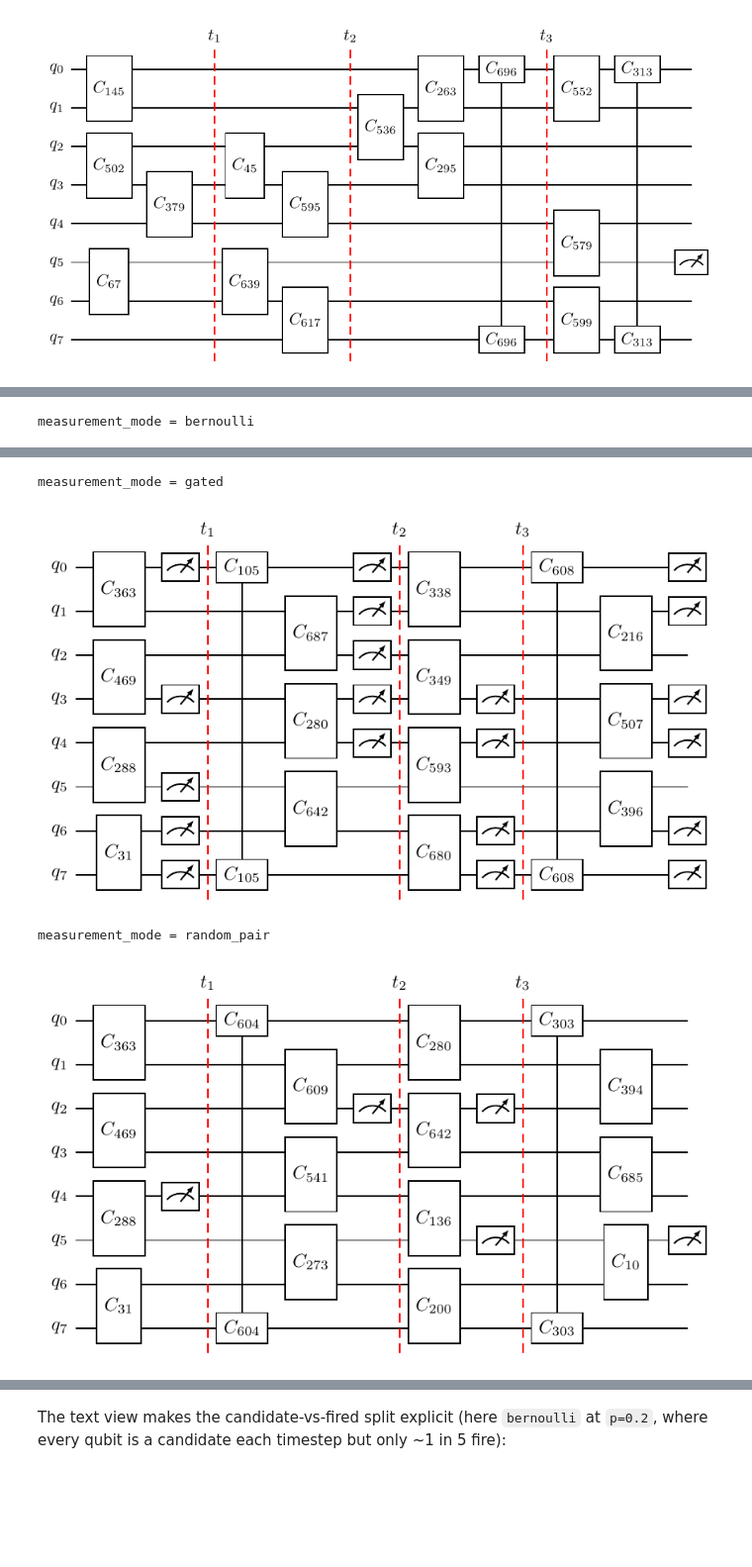
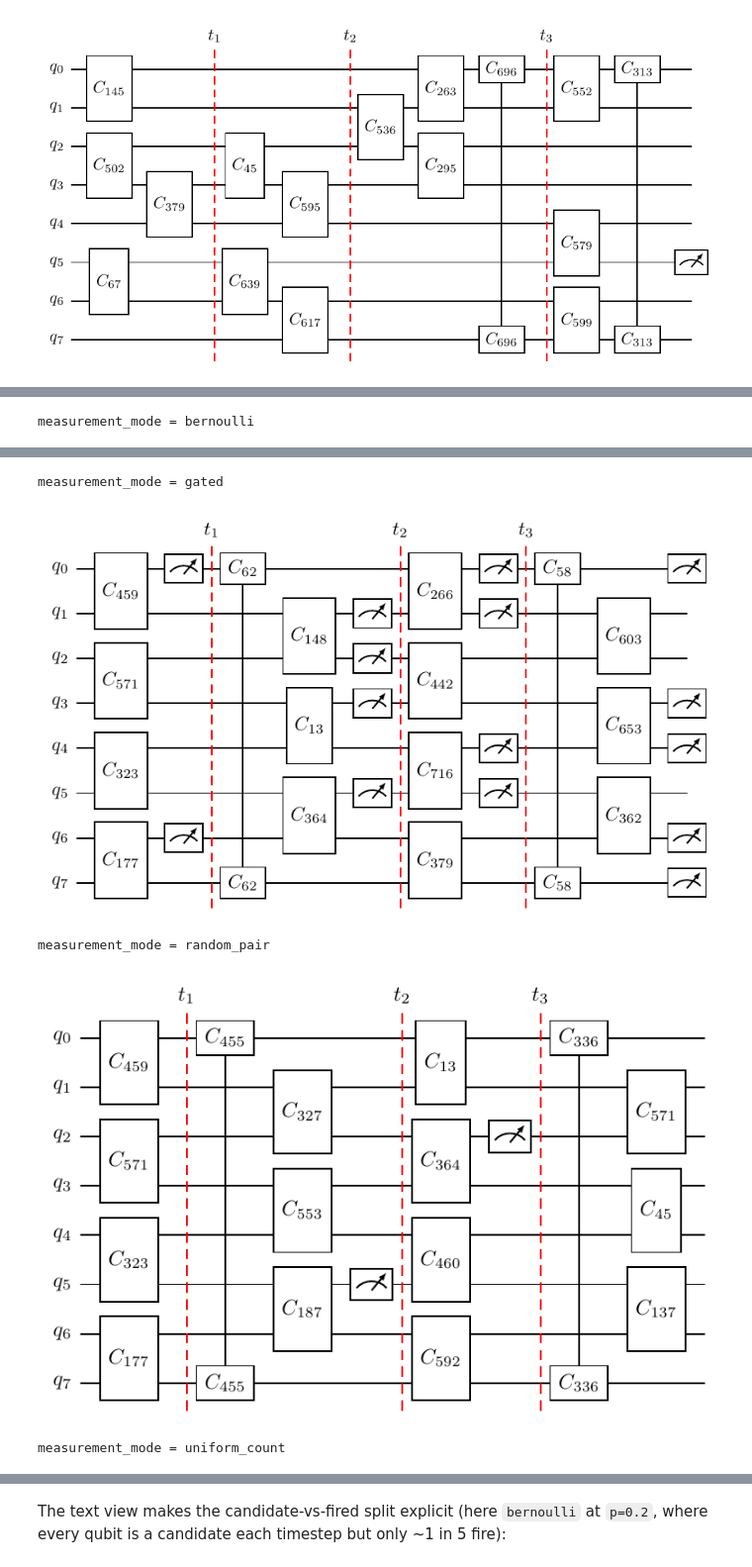
Before and after one commit to sjbevins/SparseGF2, a Jupyter notebook: notebooks/circuits/circuit_gallery.ipynb, the cells around one changed output, grey strips where cells are left out. Shown at 99% size. Drawn from its saved outputs; the diff is of its cells as text; code cells hidden in the pictures; blank space fills up the shorter version.

```diff
--- a/notebooks/circuits/circuit_gallery.ipynb
+++ b/notebooks/circuits/circuit_gallery.ipynb
@@ -33,7 +33,12 @@ draw_circuit(CircuitConfig(graph_spec="cycle", n=4, picture="single_ref", p=0.16
 # %%
 from IPython.display import display
 from sparsegf2.circuits import (
-    draw_circuit, inspect_circuit, trace_circuit, CircuitConfig,
+    draw_circuit as _draw_circuit, inspect_circuit, trace_circuit, CircuitConfig,
 )
-print('ready: drawing with quantikz2')
+def draw_circuit(*args, **kwargs):
+    rendered = _draw_circuit(*args, **kwargs)
+    if isinstance(rendered, str):
+        raise RuntimeError('visual gallery build requires working LaTeX and PDF-to-PNG tools')
+    return rendered
+print('ready - drawing with quantikz2')
 # %% [output]
@@ -170,7 +191,7 @@ candidates and fired separately. Below, the same seed across the three modes:
 # %%
-for mm in ('bernoulli', 'gated', 'random_pair'):
+for mm in ('bernoulli', 'gated', 'random_pair', 'uniform_count'):
     print('measurement_mode =', mm)
-    display(draw_circuit(CircuitConfig(graph_spec='cycle', n=8, measurement_mode=mm, p=0.5, depth_factor=2),
+    display(draw_circuit(CircuitConfig(graph_spec='cycle', n=8, measurement_mode=mm, meas_count=3 if mm == 'uniform_count' else None, p=0.5, depth_factor=2),
                          sample_seed=1, max_layers=4))
 # %% [output]
 measurement_mode = bernoulli
@@ -178,4 +199,5 @@ measurement_mode = bernoulli
 measurement_mode = gated
-[figure, old version]
+[figure, new version]
 measurement_mode = random_pair
-[figure, old version]
+[figure, new version]
+measurement_mode = uniform_count
```
Also changed, not shown: parts of 17 cells of this notebook, 56 other files.
